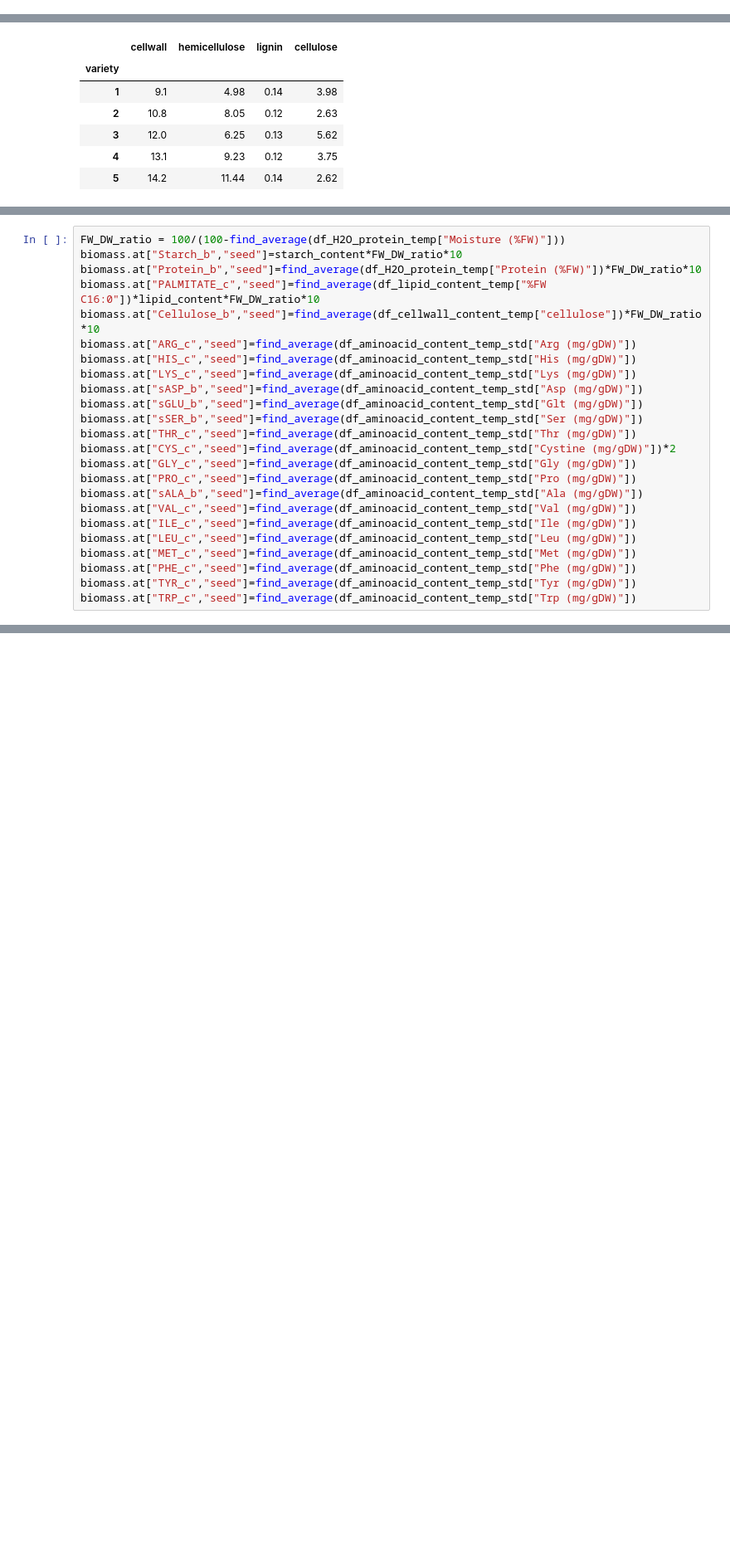
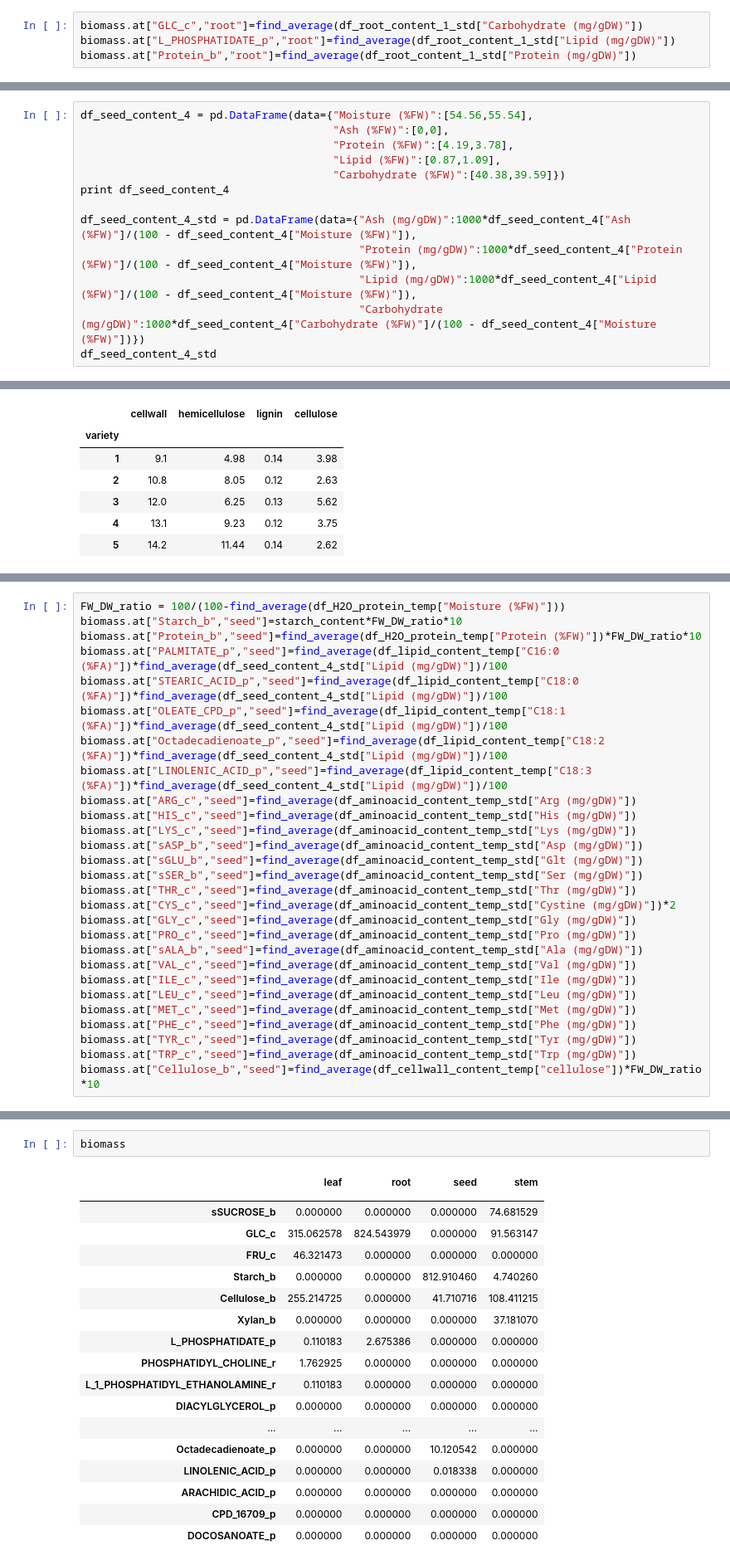
Before and after one commit to cropsinsilico/tissue-specific-FBA-models, a Jupyter notebook: Biomass data - maize.ipynb, the cells around one changed output, grey strips where cells are left out. Shown at 83% size. Saved outputs shown, nothing was run; the diff lists cells and outputs as text; blank space fills up the shorter version.

```diff
--- a/Biomass data - maize.ipynb
+++ b/Biomass data - maize.ipynb
@@ -528,3 +633,7 @@ Because the root are from seedlings, data is declared irrelevant
+# %%
+biomass.at["GLC_c","root"]=find_average(df_root_content_1_std["Carbohydrate (mg/gDW)"])
+biomass.at["L_PHOSPHATIDATE_p","root"]=find_average(df_root_content_1_std["Lipid (mg/gDW)"])
+biomass.at["Protein_b","root"]=find_average(df_root_content_1_std["Protein (mg/gDW)"])
 # %% [markdown]
 ### Seed
 # %% [markdown]
@@ -649,0 +779,13 @@ In paper, Seaver et al 2005 report starch is the major biomass component. Starch
+# %%
+df_seed_content_4 = pd.DataFrame(data={"Moisture (%FW)":[54.56,55.54],
+                                       "Ash (%FW)":[0,0],
+                                       "Protein (%FW)":[4.19,3.78],
+                                       "Lipid (%FW)":[0.87,1.09],
+                                       "Carbohydrate (%FW)":[40.38,39.59]})
+print df_seed_content_4
+
+df_seed_content_4_std = pd.DataFrame(data={"Ash (mg/gDW)":1000*df_seed_content_4["Ash (%FW)"]/(100 - df_seed_content_4["Moisture (%FW)"]),
+                                           "Protein (mg/gDW)":1000*df_seed_content_4["Protein (%FW)"]/(100 - df_seed_content_4["Moisture (%FW)"]),
+                                           "Lipid (mg/gDW)":1000*df_seed_content_4["Lipid (%FW)"]/(100 - df_seed_content_4["Moisture (%FW)"]),
+                                           "Carbohydrate (mg/gDW)":1000*df_seed_content_4["Carbohydrate (%FW)"]/(100 - df_seed_content_4["Moisture (%FW)"])})
+df_seed_content_4_std
@@ -802,8 +951,11 @@ Assumptions
 FW_DW_ratio = 100/(100-find_average(df_H2O_protein_temp["Moisture (%FW)"]))
 biomass.at["Starch_b","seed"]=starch_content*FW_DW_ratio*10
 biomass.at["Protein_b","seed"]=find_average(df_H2O_protein_temp["Protein (%FW)"])*FW_DW_ratio*10
-biomass.at["PALMITATE_c","seed"]=find_average(df_lipid_content_temp["%FW C16:0"])*lipid_content*FW_DW_ratio*10
-biomass.at["Cellulose_b","seed"]=find_average(df_cellwall_content_temp["cellulose"])*FW_DW_ratio*10
+biomass.at["PALMITATE_p","seed"]=find_average(df_lipid_content_temp["C16:0 (%FA)"])*find_average(df_seed_content_4_std["Lipid (mg/gDW)"])/100
+biomass.at["STEARIC_ACID_p","seed"]=find_average(df_lipid_content_temp["C18:0 (%FA)"])*find_average(df_seed_content_4_std["Lipid (mg/gDW)"])/100
+biomass.at["OLEATE_CPD_p","seed"]=find_average(df_lipid_content_temp["C18:1 (%FA)"])*find_average(df_seed_content_4_std["Lipid (mg/gDW)"])/100
+biomass.at["Octadecadienoate_p","seed"]=find_average(df_lipid_content_temp["C18:2 (%FA)"])*find_average(df_seed_content_4_std["Lipid (mg/gDW)"])/100
+biomass.at["LINOLENIC_ACID_p","seed"]=find_average(df_lipid_content_temp["C18:3 (%FA)"])*find_average(df_seed_content_4_std["Lipid (mg/gDW)"])/100
 biomass.at["ARG_c","seed"]=find_average(df_aminoacid_content_temp_std["Arg (mg/gDW)"])
 biomass.at["HIS_c","seed"]=find_average(df_aminoacid_content_temp_std["His (mg/gDW)"])
 biomass.at["LYS_c","seed"]=find_average(df_aminoacid_content_temp_std["Lys (mg/gDW)"])
@@ -822,3 +974,4 @@ biomass.at["MET_c","seed"]=find_average(df_aminoacid_content_temp_std["Met (mg/g
 biomass.at["PHE_c","seed"]=find_average(df_aminoacid_content_temp_std["Phe (mg/gDW)"])
 biomass.at["TYR_c","seed"]=find_average(df_aminoacid_content_temp_std["Tyr (mg/gDW)"])
 biomass.at["TRP_c","seed"]=find_average(df_aminoacid_content_temp_std["Trp (mg/gDW)"])
+biomass.at["Cellulose_b","seed"]=find_average(df_cellwall_content_temp["cellulose"])*FW_DW_ratio*10
@@ -825,3 +980,24 @@ biomass.at["TRP_c","seed"]=find_average(df_aminoacid_content_temp_std["Trp (mg/g
+# %%
+biomass
+# %% [output]
+|  | leaf | root | seed | stem |
+|  |  |  |  |  |
+| sSUCROSE_b | 0.000000 | 0.000000 | 0.000000 | 74.681529 |
+| GLC_c | 315.062578 | 824.543979 | 0.000000 | 91.563147 |
+| FRU_c | 46.321473 | 0.000000 | 0.000000 | 0.000000 |
+| Starch_b | 0.000000 | 0.000000 | 812.910460 | 4.740260 |
+| Cellulose_b | 255.214725 | 0.000000 | 41.710716 | 108.411215 |
+| Xylan_b | 0.000000 | 0.000000 | 0.000000 | 37.181070 |
+| L_PHOSPHATIDATE_p | 0.110183 | 2.675386 | 0.000000 | 0.000000 |
+| PHOSPHATIDYL_CHOLINE_r | 1.762925 | 0.000000 | 0.000000 | 0.000000 |
+| L_1_PHOSPHATIDYL_ETHANOLAMINE_r | 0.110183 | 0.000000 | 0.000000 | 0.000000 |
+| DIACYLGLYCEROL_p | 0.000000 | 0.000000 | 0.000000 | 0.000000 |
+| ... | ... | ... | ... | ... |
+| Octadecadienoate_p | 0.000000 | 0.000000 | 10.120542 | 0.000000 |
+| LINOLENIC_ACID_p | 0.000000 | 0.000000 | 0.018338 | 0.000000 |
+| ARACHIDIC_ACID_p | 0.000000 | 0.000000 | 0.000000 | 0.000000 |
+| CPD_16709_p | 0.000000 | 0.000000 | 0.000000 | 0.000000 |
+| DOCOSANOATE_p | 0.000000 | 0.000000 | 0.000000 | 0.000000 |
 # %% [markdown]
 ### References
 
```
Also changed, not shown: parts of 25 cells of this notebook, 1 other file.
